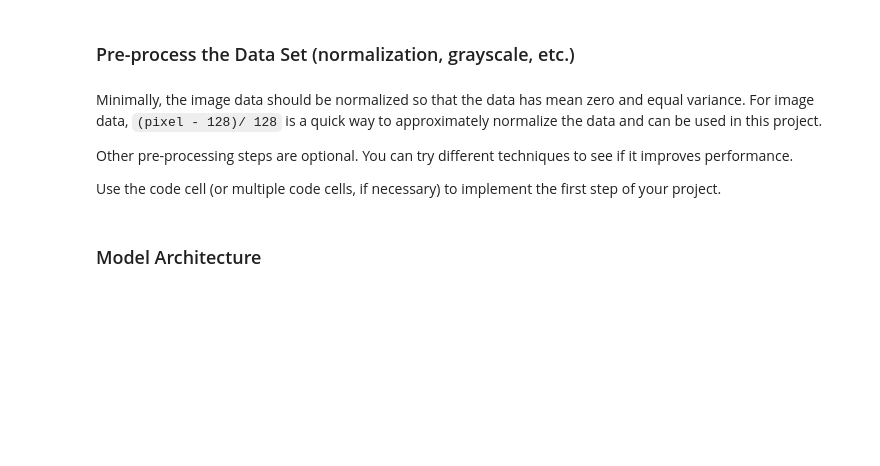
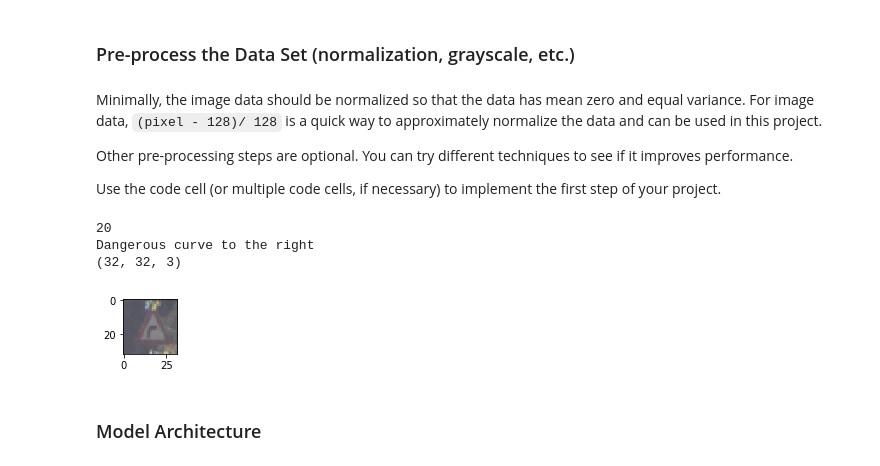
Before and after one commit to johnciocoiu/udacity-nd-self-driving-car-project-2, a Jupyter notebook: Traffic_Sign_Classifier.ipynb, the cells around one changed output. Cells and saved outputs as stored; diff of their text form; code cells hidden in the pictures; blank space fills up the shorter version.

```diff
--- a/Traffic_Sign_Classifier.ipynb
+++ b/Traffic_Sign_Classifier.ipynb
@@ -148,30 +179,36 @@ Use the code cell (or multiple code cells, if necessary) to implement the first
 ### converting to grayscale, etc.
 ### Feel free to use as many code cells as needed.
 
-from sklearn.utils import shuffle
+import cv2 as cv
 
 def pre_process_images(X, y):
-    X, y = shuffle(X, y)
+#     X_pp = np.array([np.dot(img[...,:3], [0.299, 0.587, 0.114]) for img in X]).reshape([-1, 32, 32, 1])
 
-    for i, img in enumerate(X):
-#         img = ((img-128)/128)
+    X_pp = X.copy().astype(np.float64)
 
-        X[i] = img
+    X_pp = ((X_pp - 128) / 128)
 
-    return X, y
+    y_pp = y
 
-# X_train_pp = pre_process_images(X_train)
-
-# index = random.randint(0, len(X_train))
-# image = X_train_pp[index].squeeze()
-# image2 = X_train[index].squeeze()
-
-# plt.figure(figsize=(1,1))
-# plt.imshow(image)
-# plt.figure(figsize=(1,1))
-# plt.imshow(image2)
-
-# print(image)
-# print(image2)
+    return X_pp, y_pp
+# %%
+### Test pre_processing
+
+%matplotlib inline
+
+index = random.randint(0, len(X_train_orig))
+X_pre_proc, y_pre_proc = pre_process_images(X_train_orig, y_train_orig)
+
+image = X_pre_proc[index].squeeze()
+plt.figure(figsize=(1,1))
+plt.imshow(image, cmap="gray")
+print(y_pre_proc[index])
+print(sign_names[y_pre_proc[index]])
+print(image.shape)
+# %% [output]
+20
+Dangerous curve to the right
+(32, 32, 3)
+[figure, added]
 # %% [markdown]
 ### Model Architecture
```
Also changed, not shown: parts of 11 cells of this notebook, 22 other files.
